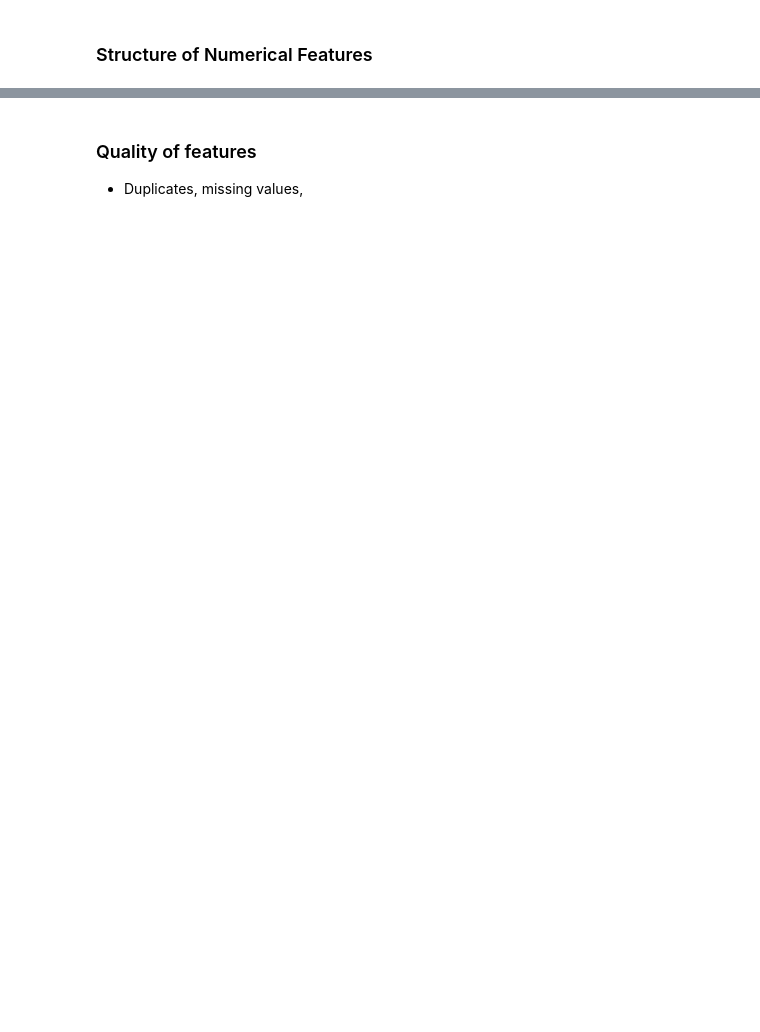
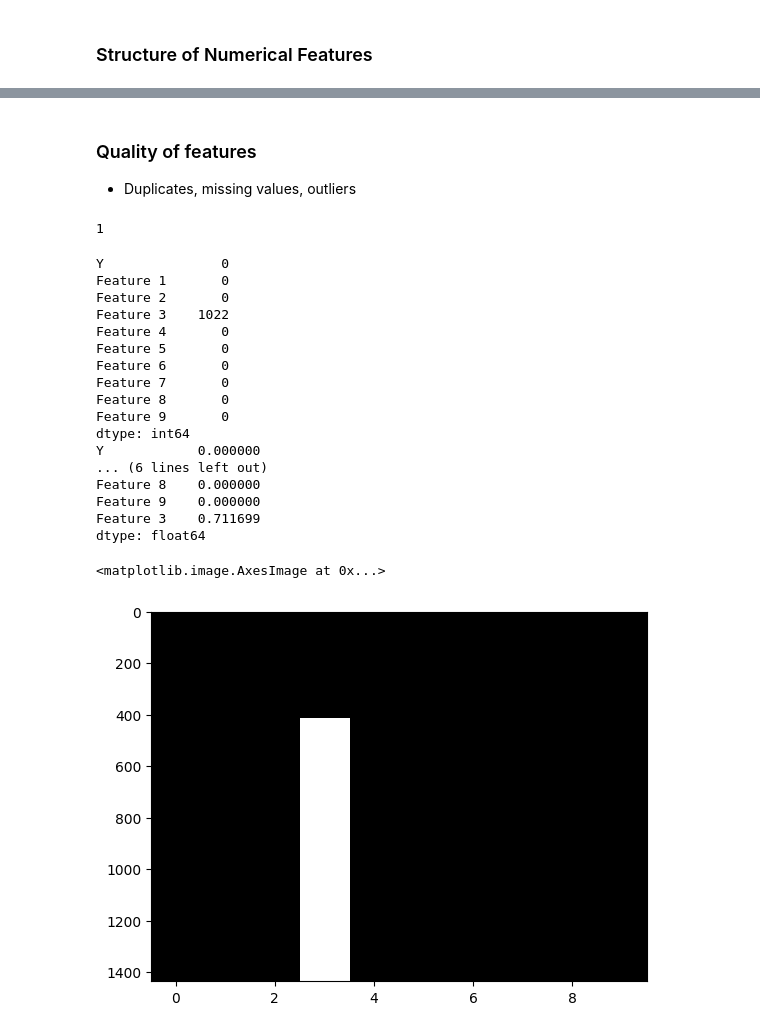
Before and after one commit to majarall/EDA-Azure-Pipeline, a Jupyter notebook: Task1.ipynb, the cells around one changed output, grey strips where cells are left out. Drawn from its saved outputs; the diff is of its cells as text; code cells hidden in the pictures; blank space fills up the shorter version.

```diff
--- a/Task1.ipynb
+++ b/Task1.ipynb
@@ -151,4 +253,36 @@ dtype: int64
 # %% [markdown]
 ### Quality of features
 
-- Duplicates, missing values,
+- Duplicates, missing values, outliers
+# %%
+# number of duplicates
+df.duplicated().sum()
+# %% [output]
+1
+# %%
+# Missing values
+missing_values = df.isna().sum()
+ratio_missing_values = df.isna().mean().sort_values()
+print(missing_values)
+print(ratio_missing_values)
+plt.imshow(df.isna(), aspect="auto", interpolation="nearest", cmap="gray")
+# %% [output]
+Y               0
+Feature 1       0
+Feature 2       0
+Feature 3    1022
+Feature 4       0
+Feature 5       0
+Feature 6       0
+Feature 7       0
+Feature 8       0
+Feature 9       0
+dtype: int64
+Y            0.000000
+... (6 lines left out)
+Feature 8    0.000000
+Feature 9    0.000000
+Feature 3    0.711699
+dtype: float64
+<matplotlib.image.AxesImage at 0x...>
+[figure, added]
```
Also changed, not shown: parts of 31 cells of this notebook.
